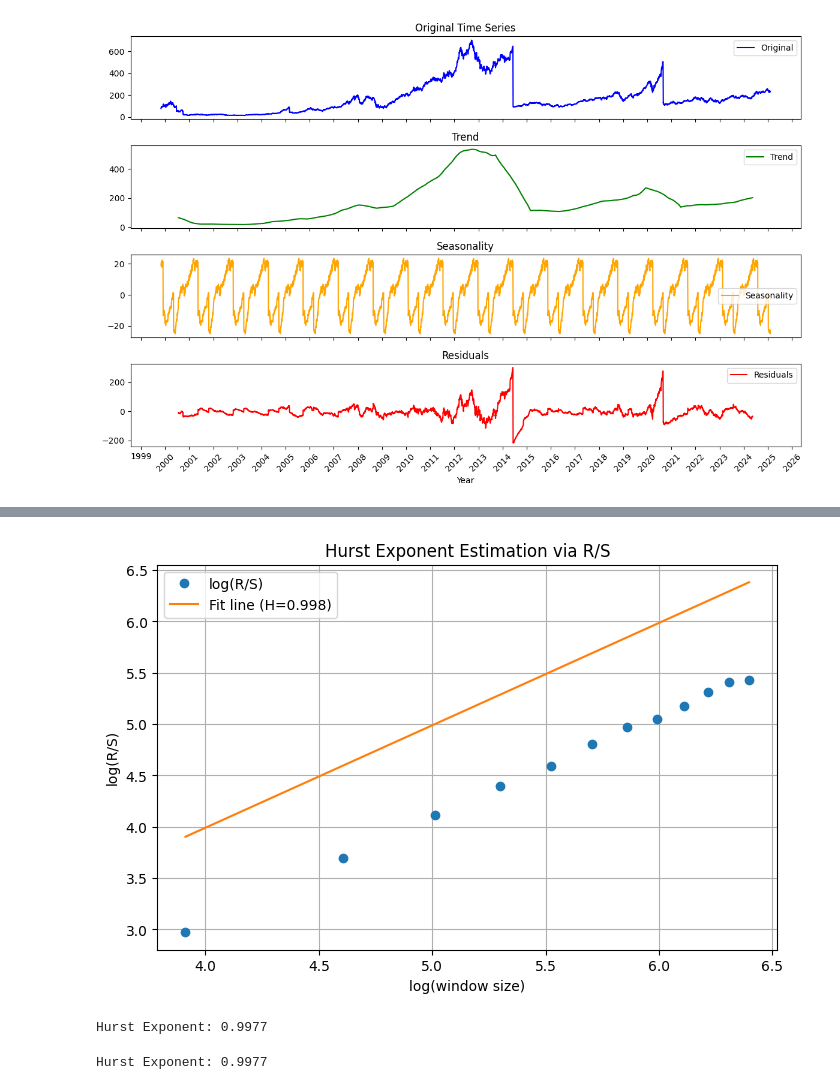
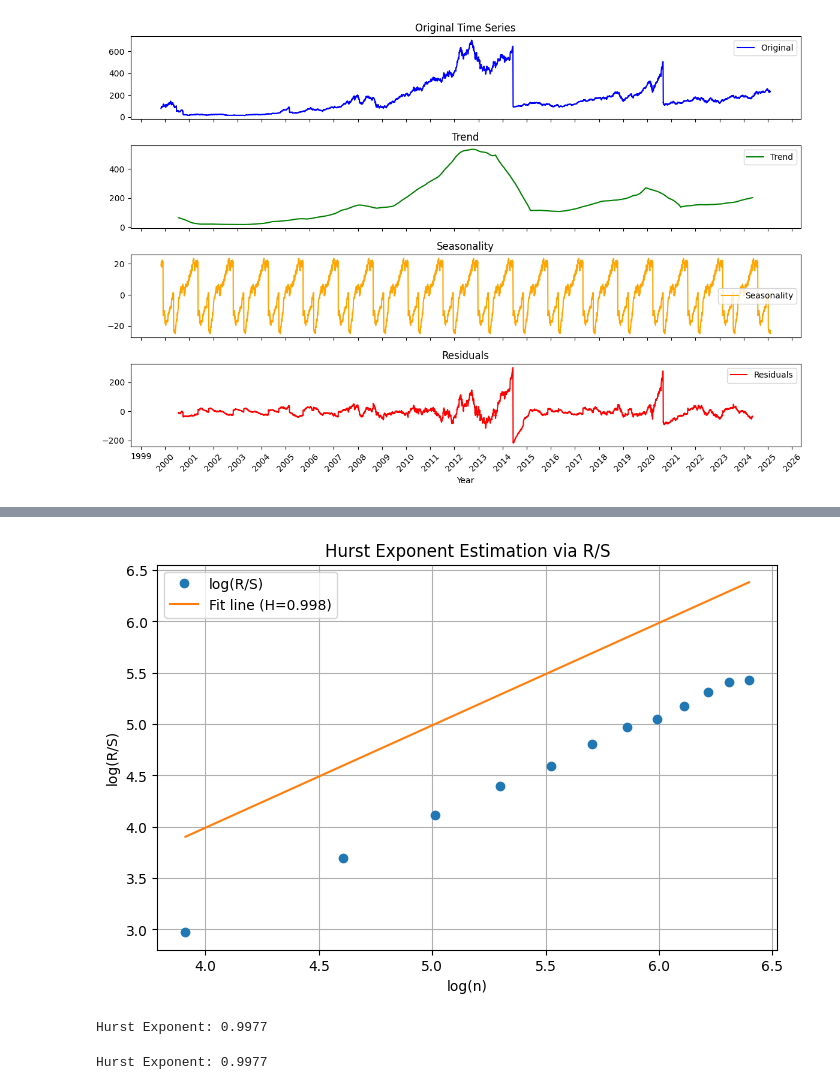
Before and after one commit to MeriKhudaverdyann/ARFIMA-Model-Implementation, a Jupyter notebook: Fractal Analysis.ipynb, the cells around one changed output, grey strips where cells are left out. Drawn from its saved outputs; the diff is of its cells as text; code cells hidden in the pictures.

```diff
--- a/Fractal Analysis.ipynb
+++ b/Fractal Analysis.ipynb
@@ -178,36 +192,35 @@ def hurst_exponent_rs(time_series, min_window=50, max_window=None, step=50, plot
             dev = segment - mean
             cum_dev = np.cumsum(dev)
             R = np.max(cum_dev) - np.min(cum_dev)
             S = np.std(segment)
             if S != 0:
                 rs.append(R / S)
 
         if len(rs) > 0:
             rs_values.append(np.mean(rs))
 
-    # Log-log plot and linear fit
     log_rs = np.log(rs_values)
     log_windows = np.log(list(window_sizes))
 
     hurst, _ = np.polyfit(log_windows, log_rs, 1)
 
     if plot:
         plt.figure(figsize=(8, 5))
         plt.plot(log_windows, log_rs, 'o', label='log(R/S)')
         plt.plot(log_windows, hurst * np.array(log_windows), label=f'Fit line (H={hurst:.3f})')
-        plt.xlabel('log(window size)')
+        plt.xlabel('log(n)')
         plt.ylabel('log(R/S)')
         plt.title('Hurst Exponent Estimation via R/S')
         plt.legend()
         plt.grid(True)
         plt.show()
 
     return hurst
 
 hurst = hurst_exponent_rs(ts, plot=True)
 print(f"Hurst Exponent: {hurst:.4f}")
 # %% [output]
-[figure, old version]
+[figure, new version]
 Hurst Exponent: 0.9977
 # %%
 def hurst_exponent_dfa(series, min_window=10, max_window=None, step=10, plot=False):
```
Also changed, not shown: parts of 3 cells of this notebook.
